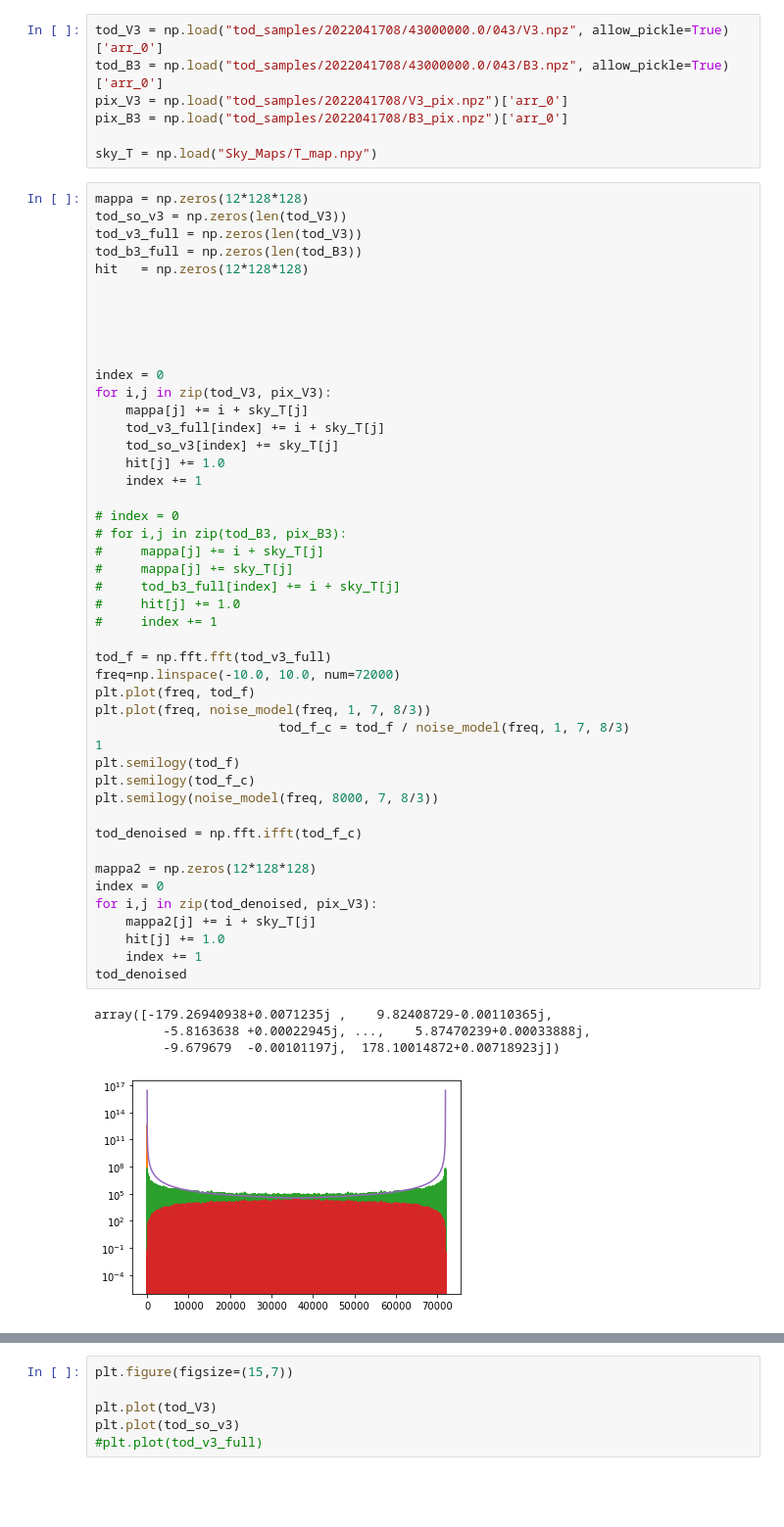
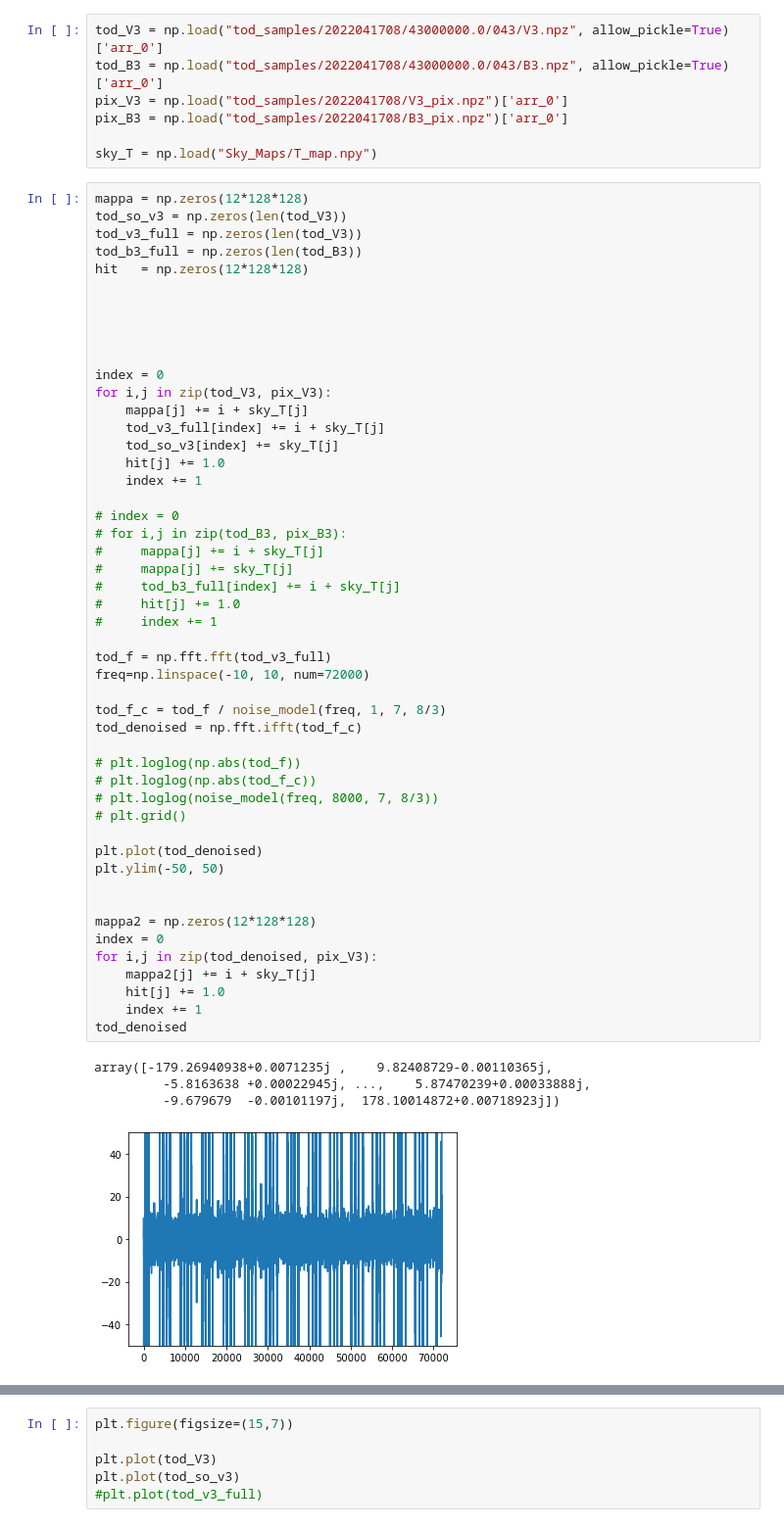
Before and after one commit to cmbgroundbased/mapmaking, a Jupyter notebook: common_modes.ipynb, the cells around one changed output, grey strips where cells are left out. Shown: that part at 98% size. Cells and saved outputs as stored; diff of their text form; blank space fills up the shorter version.

```diff
--- a/common_modes.ipynb
+++ b/common_modes.ipynb
@@ -123,40 +121,43 @@ index = 0
 for i,j in zip(tod_V3, pix_V3):
     mappa[j] += i + sky_T[j]
     tod_v3_full[index] += i + sky_T[j]
     tod_so_v3[index] += sky_T[j]
     hit[j] += 1.0
     index += 1
 
 # index = 0
 # for i,j in zip(tod_B3, pix_B3):
 #     mappa[j] += i + sky_T[j]
 #     mappa[j] += sky_T[j]
 #     tod_b3_full[index] += i + sky_T[j]
 #     hit[j] += 1.0
 #     index += 1
 
 tod_f = np.fft.fft(tod_v3_full)
-freq=np.linspace(-10.0, 10.0, num=72000)
-plt.plot(freq, tod_f)
-plt.plot(freq, noise_model(freq, 1, 7, 8/3))
-                        tod_f_c = tod_f / noise_model(freq, 1, 7, 8/3)
-1
-plt.semilogy(tod_f)
-plt.semilogy(tod_f_c)
-plt.semilogy(noise_model(freq, 8000, 7, 8/3))
+freq=np.linspace(-10, 10, num=72000)
 
+tod_f_c = tod_f / noise_model(freq, 1, 7, 8/3)
 tod_denoised = np.fft.ifft(tod_f_c)
+
+# plt.loglog(np.abs(tod_f))
+# plt.loglog(np.abs(tod_f_c))
+# plt.loglog(noise_model(freq, 8000, 7, 8/3))
+# plt.grid()
+
+plt.plot(tod_denoised)
+plt.ylim(-50, 50)
+
 
 mappa2 = np.zeros(12*128*128)
 index = 0
 for i,j in zip(tod_denoised, pix_V3):
     mappa2[j] += i + sky_T[j]
     hit[j] += 1.0
     index += 1
 tod_denoised
 # %% [output]
 array([-179.26940938+0.0071235j ,    9.82408729-0.00110365j,
          -5.8163638 +0.00022945j, ...,    5.87470239+0.00033888j,
          -9.679679  -0.00101197j,  178.10014872+0.00718923j])
-[figure, old version]
+[figure, new version]
 # %%
```
Also changed, not shown: parts of 5 cells of this notebook, 10 other files.
